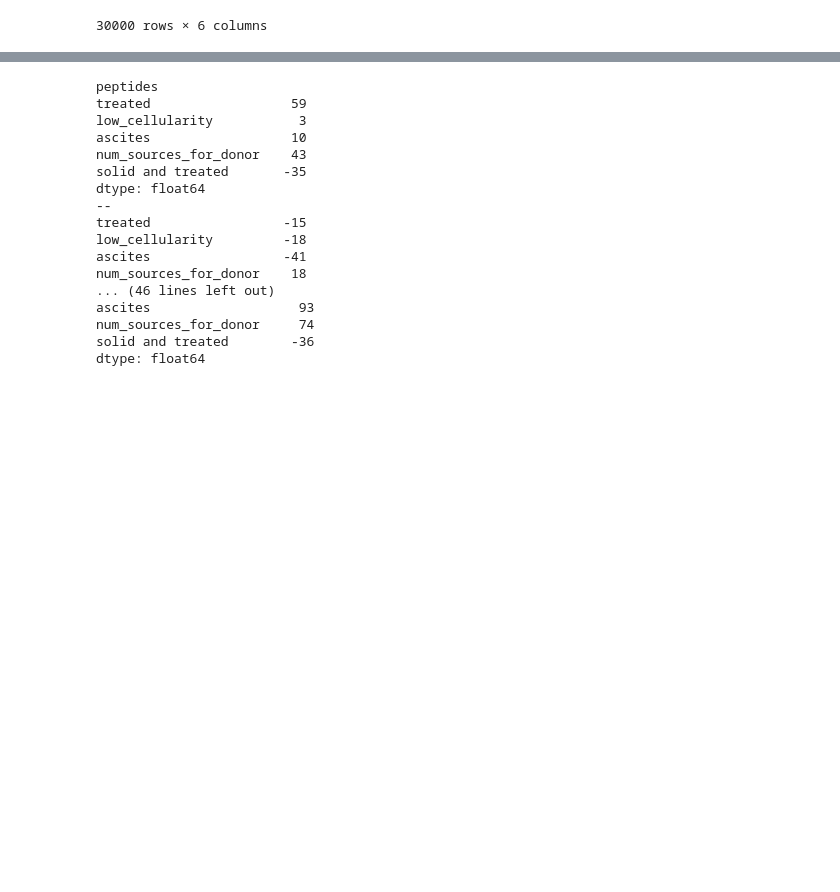
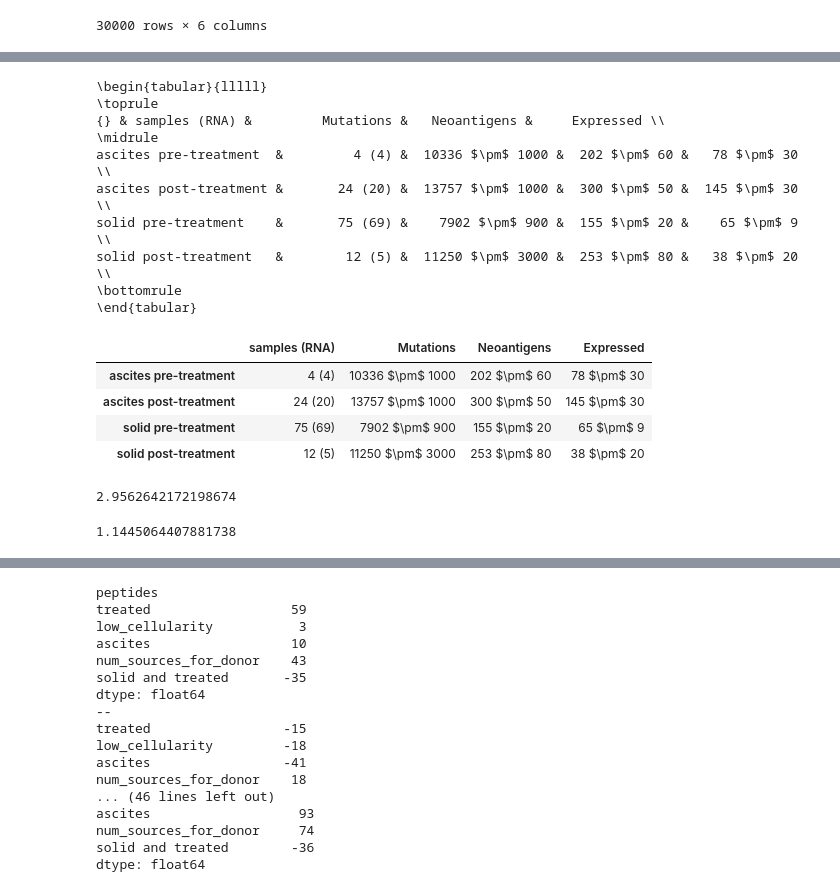
Before and after one commit to hammerlab/paper-aocs-chemo-neoantigens, a Jupyter notebook: notebooks/bayesian model.ipynb, the cells around one changed output, grey strips where cells are left out. Drawn from its saved outputs; the diff is of its cells as text; code cells hidden in the pictures; blank space fills up the shorter version.

```diff
--- a/notebooks/bayesian model.ipynb
+++ b/notebooks/bayesian model.ipynb
@@ -398,0 +456,79 @@ for y_label in fit_results:
+# %%
+# For Table 1, we also need neoantigen etc counts. This was copied from the neoantigen counts notebook.
+
+def mean_with_std(grouped_column, decimals=0):
+    pattern = "%%0.%df" % decimals
+    return [
+        (pattern + " +/ " + pattern) % (m, s) if not pandas.isnull(s) else pattern % m
+        for (m, s) in zip(grouped_column.mean(), grouped_column.std())
+    ]
+
+def means_with_errorbars(grouped_column, decimals=0, plusminus=False):
+    index = []
+    values = []
+    for (i, grouped) in grouped_column:
+        index.append(i)
+        values.append(mean_with_errorbars(grouped, decimals=decimals, plusminus=plusminus))
+    return pandas.Series(values, index=index)
+
+samples_with_rna = mutations.source_id.ix[mutations.rna_total_reads > 0].unique()
+
+grouping_columns = ["cohort", "library", "tissue_type", "treated"]
+grouped = sources.groupby(grouping_columns)
+
+df = grouped.donor.nunique().to_frame() #.reset_index()
+df["samples"] = grouped.donor.count().to_frame()["donor"]
+df["samples with RNA"] = sources.ix[sources.index.isin(samples_with_rna)].groupby(grouping_columns).donor.count().to_frame()["donor"]
+df["Mutations"] = means_with_errorbars(grouped.mutations, plusminus=True)
+#df["C(C>A)C percent"] = means_with_errorbars(grouped["interesting mutations"], decimals=2)
+#df["Protein changing"] = means_with_errorbars(grouped["protein changing"])
+df["Neoantigens"] = means_with_errorbars(grouped.peptides, plusminus=True)
+df["Expressed"] = means_with_errorbars(grouped["expressed peptides"], plusminus=True)
+
+
+df = df.reset_index()
+df["treated"] = df.treated.map({False: "untreated", True: "post-treatment"})
+df["samples"] = ["%d (%d)" % (row.samples, row["samples with RNA"]) for (i, row) in df.iterrows()]
+del df["samples with RNA"]
+df = df.rename(columns={
+        "donor": "donors",
+        "treated": "treatment",
+        "samples": "samples (RNA)",
+        "tissue_type": "tissue type",
+    })
+
+#df.to_csv("../data/cohort.csv")
+del df["cohort"]
+del df["library"]
+df.index = ["%s %s" % (row["tissue type"], 'post-treatment' if row["treatment"] != 'untreated' else 'pre-treatment') for (i, row) in df.iterrows()]
+del df["tissue type"]
+del df["treatment"]
+del df["donors"]
+df = df.applymap(str)
+df
+print(df.to_latex(index=True, index_names=False, escape=False))
+df
+# %% [output]
+\begin{tabular}{lllll}
+\toprule
+{} & samples (RNA) &         Mutations &   Neoantigens &     Expressed \\
+\midrule
+ascites pre-treatment  &         4 (4) &  10336 $\pm$ 1000 &  202 $\pm$ 60 &   78 $\pm$ 30 \\
+ascites post-treatment &       24 (20) &  13757 $\pm$ 1000 &  300 $\pm$ 50 &  145 $\pm$ 30 \\
+solid pre-treatment    &       75 (69) &    7902 $\pm$ 900 &  155 $\pm$ 20 &    65 $\pm$ 9 \\
+solid post-treatment   &        12 (5) &  11250 $\pm$ 3000 &  253 $\pm$ 80 &   38 $\pm$ 20 \\
+\bottomrule
+\end{tabular}
+|  | samples (RNA) | Mutations | Neoantigens | Expressed |
+| ascites pre-treatment | 4 (4) | 10336 $\pm$ 1000 | 202 $\pm$ 60 | 78 $\pm$ 30 |
+| ascites post-treatment | 24 (20) | 13757 $\pm$ 1000 | 300 $\pm$ 50 | 145 $\pm$ 30 |
+| solid pre-treatment | 75 (69) | 7902 $\pm$ 900 | 155 $\pm$ 20 | 65 $\pm$ 9 |
+| solid post-treatment | 12 (5) | 11250 $\pm$ 3000 | 253 $\pm$ 80 | 38 $\pm$ 20 |
+# %%
+(numpy.exp(sub_df["treated"] * sub_df["solid and treated"])).mean()
+# %% [output]
+2.9562642172198674
+# %%
+sub_df["solid and treated"].mean() * sub_df["treated"].mean()
+# %% [output]
+1.1445064407881738
```
Also changed, not shown: parts of 11 cells of this notebook, 1 other file.
